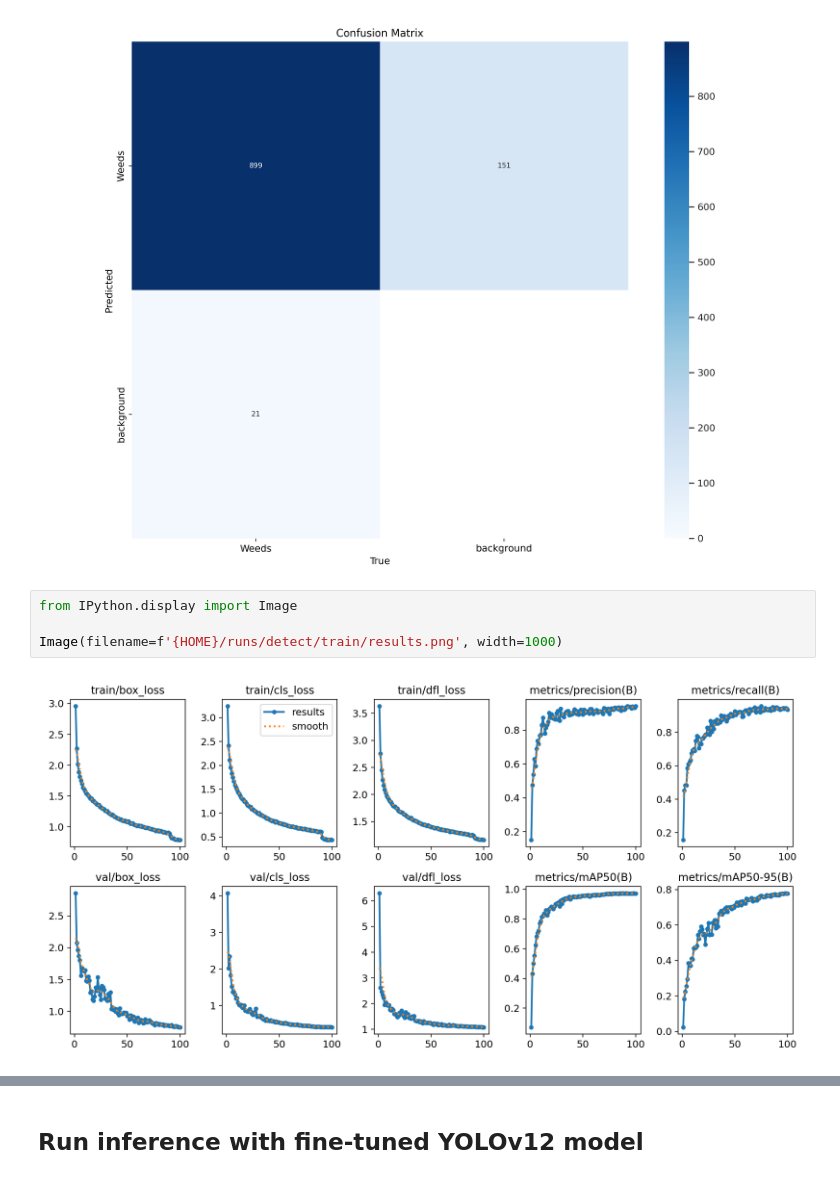
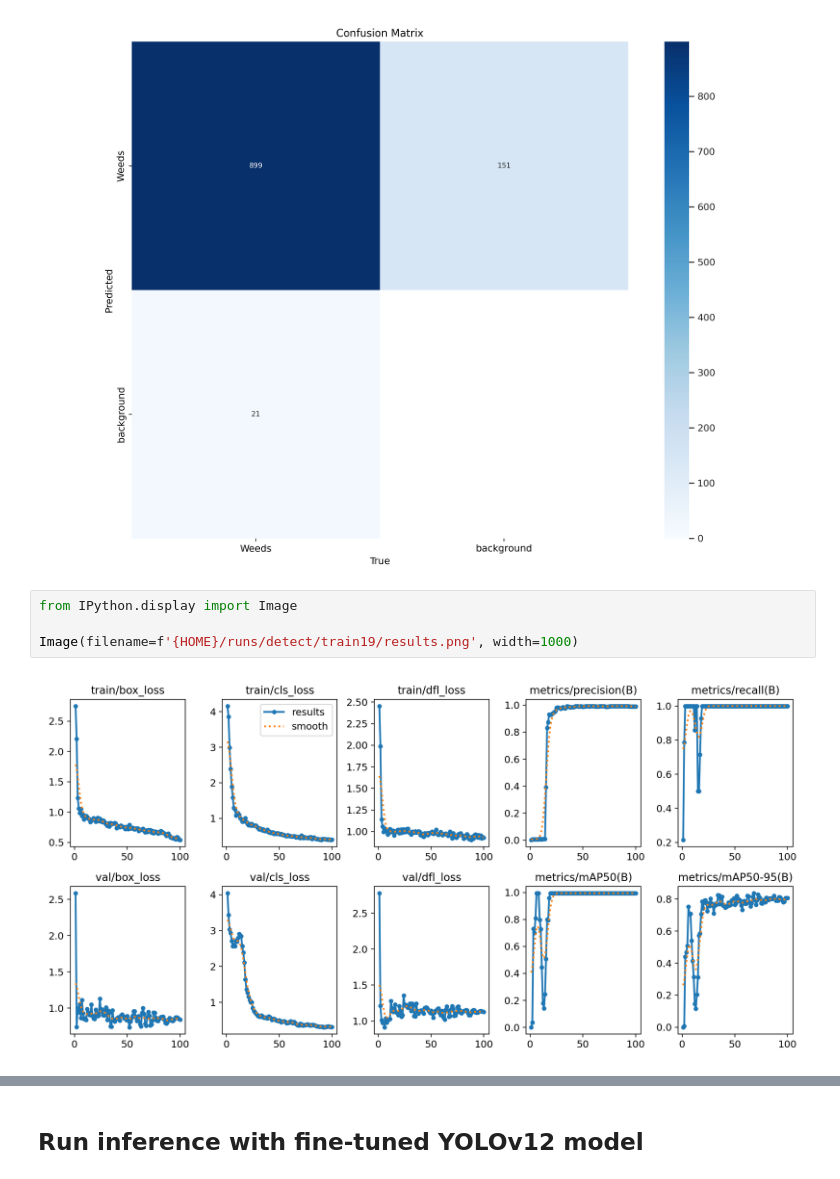
Before and after one commit to QuachChien/yoloV12_test, a Jupyter notebook: notebook/train_yolov12_object_detection.ipynb, the cells around one changed output, grey strips where cells are left out. Saved outputs shown, nothing was run; the diff lists cells and outputs as text.

```diff
--- a/notebook/train_yolov12_object_detection.ipynb
+++ b/notebook/train_yolov12_object_detection.ipynb
@@ -236,9 +327,9 @@ Image(filename=f'{HOME}/runs/detect/train/confusion_matrix.png', width=1000)
 # %%
 from IPython.display import Image
 
-Image(filename=f'{HOME}/runs/detect/train/results.png', width=1000)
+Image(filename=f'{HOME}/runs/detect/train19/results.png', width=1000)
 # %% [output]
-[figure, old version]
+[figure, new version]
 # %%
 import supervision as sv
 
```
Also changed, not shown: parts of 22 cells of this notebook.
